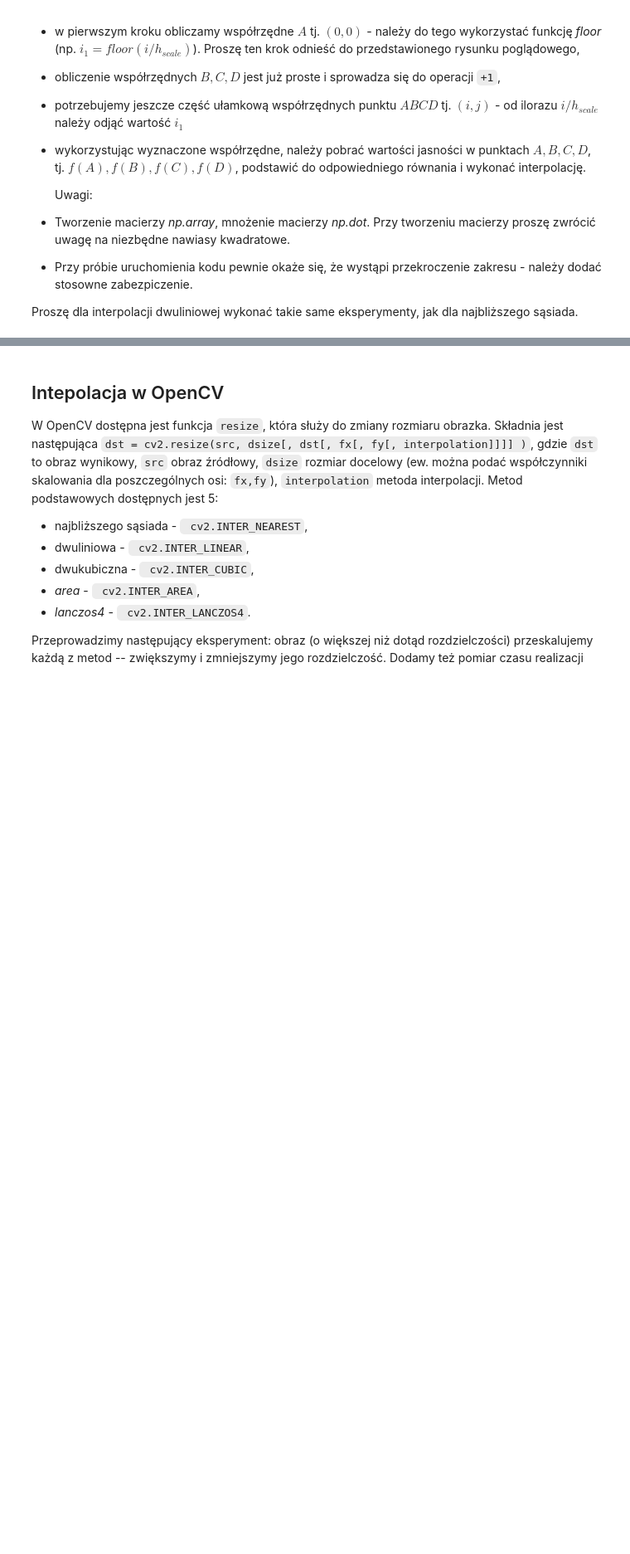
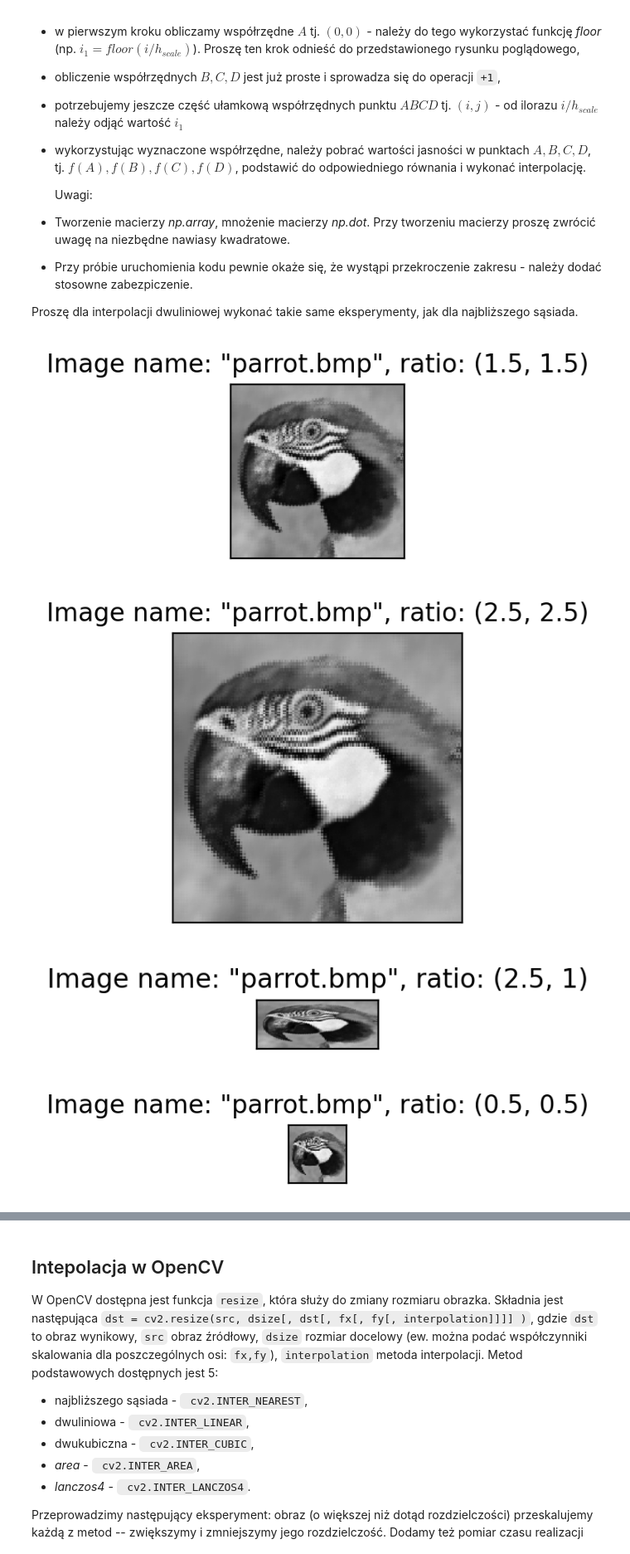
Before and after one commit to Szaroslav/introduction-to-digital-image-processing-agh-cs-course, a Jupyter notebook: lab5/lab5.ipynb, the cells around one changed output, grey strips where cells are left out. Shown: that part at 83% size. Drawn from its saved outputs; the diff is of its cells as text; code cells hidden in the pictures; blank space fills up the shorter version.

Commit message:
[Laboratory 5] Bilinear interpolation

```diff
--- a/lab5/lab5.ipynb
+++ b/lab5/lab5.ipynb
@@ -241,0 +273,21 @@ Proszę dla interpolacji dwuliniowej wykonać takie same eksperymenty, jak dla
+# %%
+# TODO Do samodzielnej implementacji
+
+parameters = [
+  ("parrot.bmp",     (1.5, 1.5)),
+  ("parrot.bmp",     (2.5, 2.5)),
+  ("parrot.bmp",     (2.5, 1  )),
+  ("parrot.bmp",     (0.5, 0.5)),
+  ("clock.bmp",      (2,   2  )),
+  ("chessboard.bmp", (16,  16)),
+]
+
+for filename, ratio in parameters:
+  image = cv2.imread(filename, cv2.IMREAD_GRAYSCALE)
+  image_rescaled = interpolate_bilinear(image, ratio)
+  show_image(image_rescaled, f"Image name: \"{filename}\", ratio: {ratio}")
+# %% [output]
+[figure, added]
+[figure, added]
+[figure, added]
+[figure, added]
```
Also changed, not shown: parts of 6 cells of this notebook.
